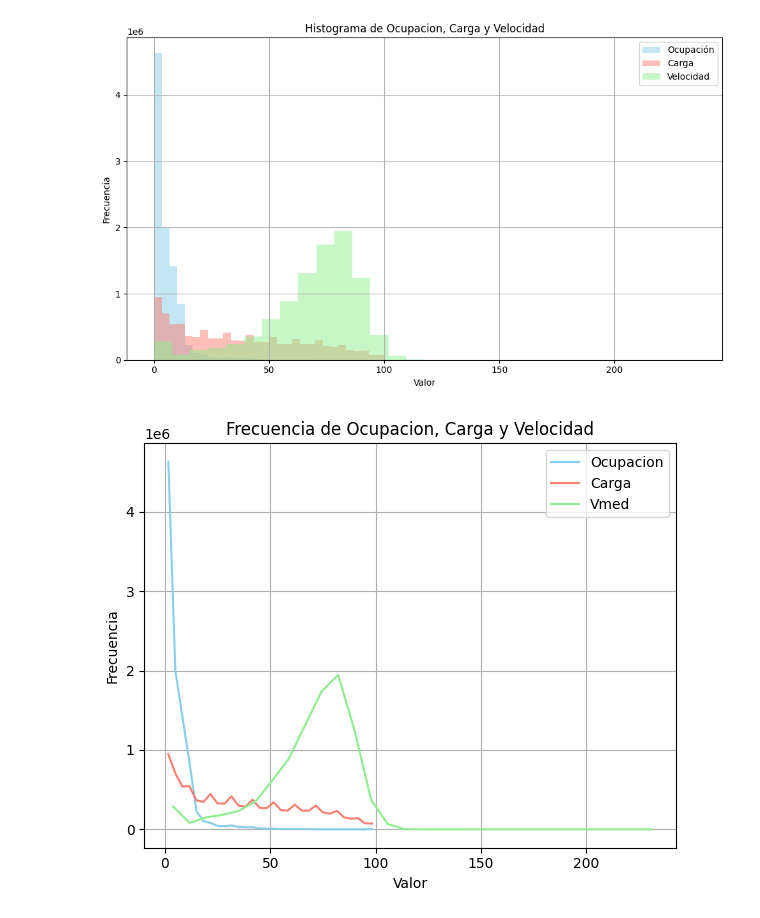
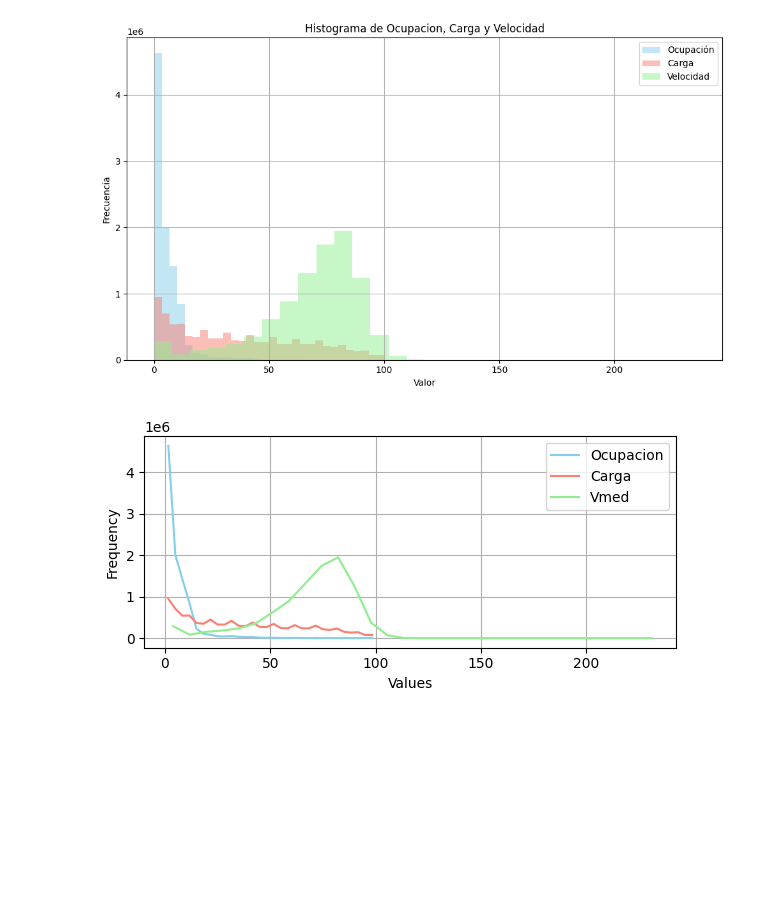
Before and after one commit to cquijadafuentes/jupyter_tesis_parte2, a Jupyter notebook: Descripcion_dataset_2024.ipynb, the cells around one changed output. Saved outputs shown, nothing was run; the diff lists cells and outputs as text; code cells hidden in the pictures; blank space fills up the shorter version.

```diff
--- a/Descripcion_dataset_2024.ipynb
+++ b/Descripcion_dataset_2024.ipynb
@@ -74,21 +74,21 @@ plt.close()
 # %% [output]
 [figure]
 # %%
-plt.figure(figsize=(6, 5))
+plt.figure(figsize=(6, 3))
 for columna, color in zip(["ocupacion", "carga", "vmed"], ["skyblue", "salmon", "lightgreen"]):
     valores = df_completo[columna].dropna()
     counts, bins = np.histogram(valores, bins=30, density=False)
     bin_centers = 0.5 * (bins[1:] + bins[:-1])
     plt.plot(bin_centers, counts, label=columna.capitalize(), color=color)
-plt.xlabel("Valor")
-plt.ylabel("Frecuencia")
-plt.title("Frecuencia de Ocupacion, Carga y Velocidad")
+plt.xlabel("Values")
+plt.ylabel("Frequency")
+#plt.title("Frecuencia de Ocupacion, Carga y Velocidad")
 plt.legend()
 plt.grid(True)
 plt.tight_layout()
 plt.show()
 plt.savefig('histograma_2024_ocupacion-carga-vmed.png', bbox_inches='tight')
 plt.close()
 # %% [output]
-[figure, old version]
+[figure, new version]
 # %%
```
Also changed, not shown: parts of 1 cell of this notebook, 4 other files.
